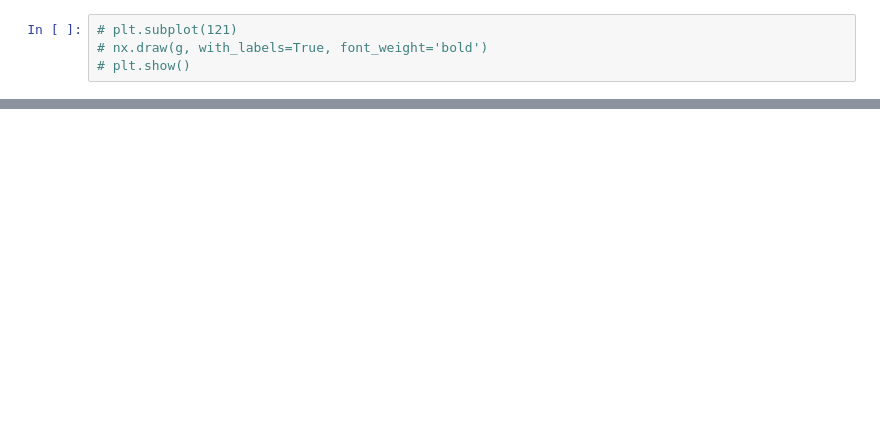
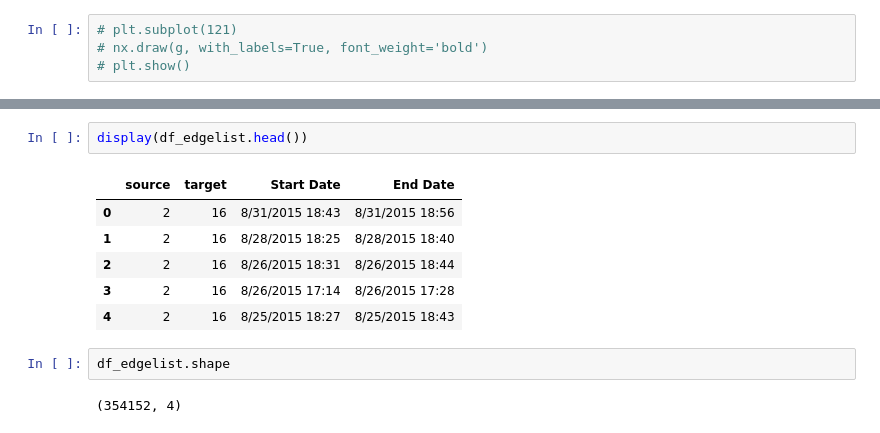
Before and after one commit to genimind/bikeshare-graph, a Jupyter notebook: networkx/bikeshare_networkx_example.ipynb, the cells around one changed output, grey strips where cells are left out. Cells and saved outputs as stored; diff of their text form; blank space fills up the shorter version.

```diff
--- a/networkx/bikeshare_networkx_example.ipynb
+++ b/networkx/bikeshare_networkx_example.ipynb
@@ -71,0 +200,13 @@ sorted(x, key=lambda x:x[1], reverse=True)
+# %%
+display(df_edgelist.head())
+# %% [output]
+|  | source | target | Start Date | End Date |
+| 0 | 2 | 16 | 8/31/2015 18:43 | 8/31/2015 18:56 |
+| 1 | 2 | 16 | 8/28/2015 18:25 | 8/28/2015 18:40 |
+| 2 | 2 | 16 | 8/26/2015 18:31 | 8/26/2015 18:44 |
+| 3 | 2 | 16 | 8/26/2015 17:14 | 8/26/2015 17:28 |
+| 4 | 2 | 16 | 8/25/2015 18:27 | 8/25/2015 18:43 |
+# %%
+df_edgelist.shape
+# %% [output]
+(354152, 4)
```
Also changed, not shown: parts of 23 cells of this notebook, 3 other files.
